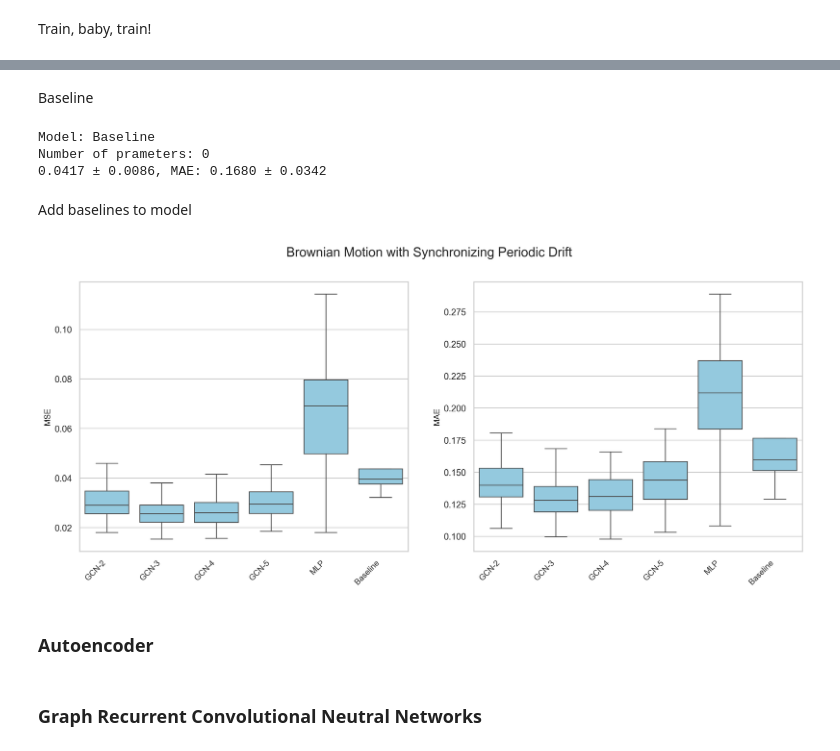
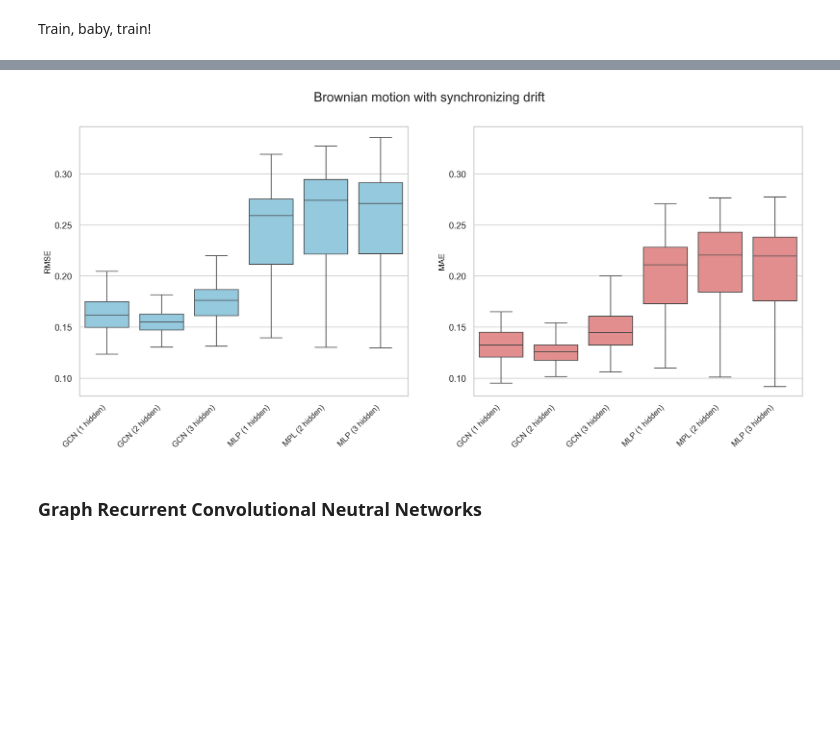
Before and after one commit to hans-riess/pygsig, a Jupyter notebook: brownian.ipynb, the cells around one changed output, grey strips where cells are left out. Saved outputs shown, nothing was run; the diff lists cells and outputs as text; code cells hidden in the pictures; blank space fills up the shorter version.

```diff
--- a/brownian.ipynb
+++ b/brownian.ipynb
@@ -213,7 +213,7 @@ Signature transform
 from pygsig.signature import SignatureFeatures
 from tqdm import tqdm
 
-signature_depth = 3
+signature_depth = 5
 
 dataset = []
 for seq in tqdm(seq_dataset):
@@ -339,42 +365,0 @@ for model_number,model in enumerate(models):
-# %% [markdown]
-Baseline
-# %%
-mse_base = []
-mae_base = []
-with torch.no_grad():
-    mse_split = []
-    mae_split = []
-    for split in range(num_splits):
-        train_indices, _, test_indices = splits[split]
-        train_mask = torch.zeros(num_nodes, dtype=torch.bool)
-        test_mask = torch.zeros(num_nodes, dtype=torch.bool)
-        train_mask[train_indices] = True
-        test_mask[test_indices] = True
-
-        mse_run = []
-        mae_run = []
-        for run,data in enumerate(dataset):
-            mse_trial = []
-            mae_trial = []
-            for trial in range(num_trials):
-                # Baseline
-                out = torch.mean(data.y[train_mask]).item() * torch.ones(data.num_nodes)
-                mse_trial.append( mean_squared_error(data.y[test_mask],out[test_mask]) )
-                mae_trial.append( mean_absolute_error(data.y[test_mask],out[test_mask]) )
-            mse_run.append(mse_trial)
-            mae_run.append(mae_trial)
-        mse_split.append(mse_run)
-        mae_split.append(mae_run)
-    mse_base.append(mse_split)
-    mae_base.append(mae_split)
-
-
-print('Model: Baseline')
-print(f'Number of prameters: {0}')
-print(f'{np.mean(mse_base):.4f} ± {np.std(mse_base):.4f}, MAE: {np.mean(mae_base):.4f} ± {np.std(mae_base):.4f} ')
-# %% [output]
-Model: Baseline
-Number of prameters: 0
-0.0417 ± 0.0086, MAE: 0.1680 ± 0.0342
-# %% [markdown]
-Add baselines to model
@@ -384,35 +366,43 @@ MAE = np.concatenate([MAE,np.array(mae_base)],axis=0)
 # %%
 import numpy as np
 import seaborn as sns
+import matplotlib.pyplot as plt
 
-model_names = ['GCN-2','GCN-3','GCN-4','GCN-5','MLP','Baseline']
+model_names = ['GCN (1 hidden)','GCN (2 hidden)','GCN (3 hidden)','MLP (1 hidden)','MPL (2 hidden)','MLP (3 hidden)']
 
-box_mse = np.reshape(MSE,(-1,num_splits*num_runs*num_trials))
-box_mae = np.reshape(MAE,(-1,num_splits*num_runs*num_trials))
+RMSE = np.array(rmse_models)
+MAE = np.array(mae_models)
+
+box_mse = np.reshape(RMSE, (-1, num_splits * num_runs * num_trials))
+box_mae = np.reshape(MAE, (-1, num_splits * num_runs * num_trials))
 
 # Set the seaborn theme
 sns.set_theme(style="whitegrid")
 
 # Create subplots with 1 row and 2 columns
-fig, (axis1, axis2) = plt.subplots(1, 2, figsize=(16, 6),dpi=300)
+fig, (axis1, axis2) = plt.subplots(1, 2, figsize=(16, 6), dpi=300)
 
-# Plot MSE
-sns.boxplot(data=[box_mse[i] for i in range(len(model_names))], ax=axis1, showfliers=False,color='skyblue')
-axis1.set_ylabel('MSE', fontsize=10)  # Set the font size for the y-axis label
+# Plot RMSE
+sns.boxplot(data=[box_mse[i] for i in range(len(model_names))], ax=axis1, showfliers=False, color='skyblue')
+axis1.set_ylabel('RMSE', fontsize=10)  # Set the font size for the y-axis label
 
 # Plot MAE
-sns.boxplot(data=[box_mae[i] for i in range(len(model_names))], ax=axis2,showfliers=False,color='skyblue')
+sns.boxplot(data=[box_mae[i] for i in range(len(model_names))], ax=axis2, showfliers=False, color='lightcoral')
 axis2.set_ylabel('MAE', fontsize=10)  # Set the font size for the y-axis label
+
+# Set the same y-axis scale for both plots
+y_min = min(axis1.get_ylim()[0], axis2.get_ylim()[0])
+y_max = max(axis1.get_ylim()[1], axis2.get_ylim()[1])
+axis1.set_ylim(y_min, y_max)
+axis2.set_ylim(y_min, y_max)
 
 axis1.set_xticklabels(model_names, rotation=45, ha='right', fontsize=10)  # Set the font size for the x-axis labels and rotate them
 axis2.set_xticklabels(model_names, rotation=45, ha='right', fontsize=10)  # Set the font size for the x-axis labels and rotate them
 
-fig.suptitle('Brownian Motion with Synchronizing Periodic Drift', fontsize=16)  # Set the title for the entire figure
+fig.suptitle('Brownian motion with synchronizing drift', fontsize=16)  # Set the title for the entire figure
 plt.show()
 # %% [output]
-[figure, old version]
+[figure, new version]
-# %% [markdown]
-### Autoencoder
 # %% [markdown]
 ### Graph Recurrent Convolutional Neutral Networks
 # %%
```
Also changed, not shown: parts of 3 cells of this notebook, 7 other files.
